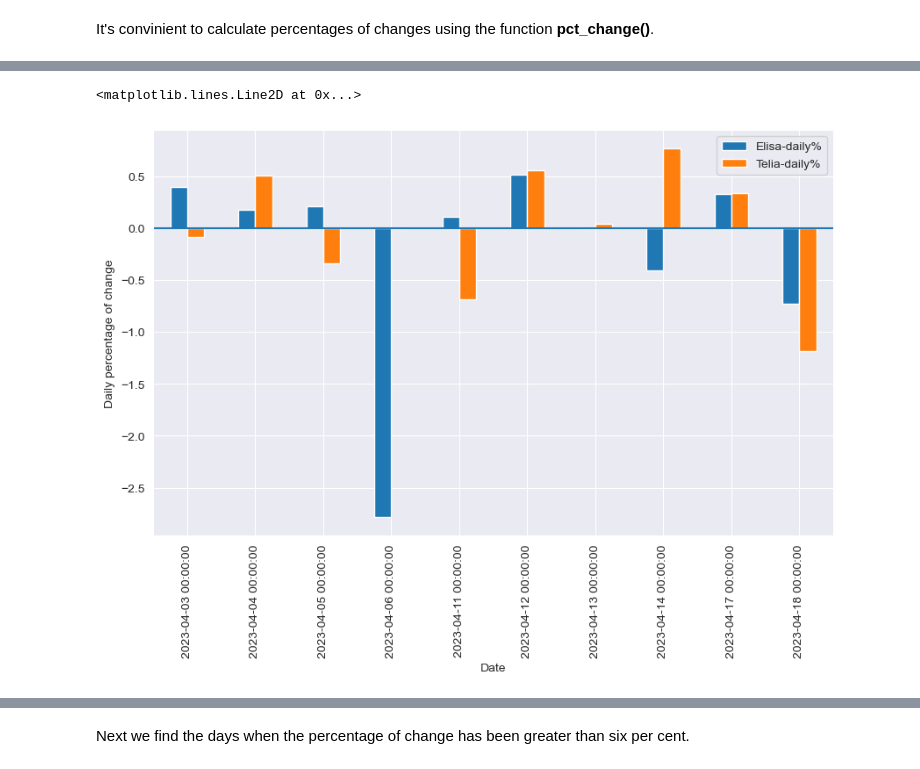
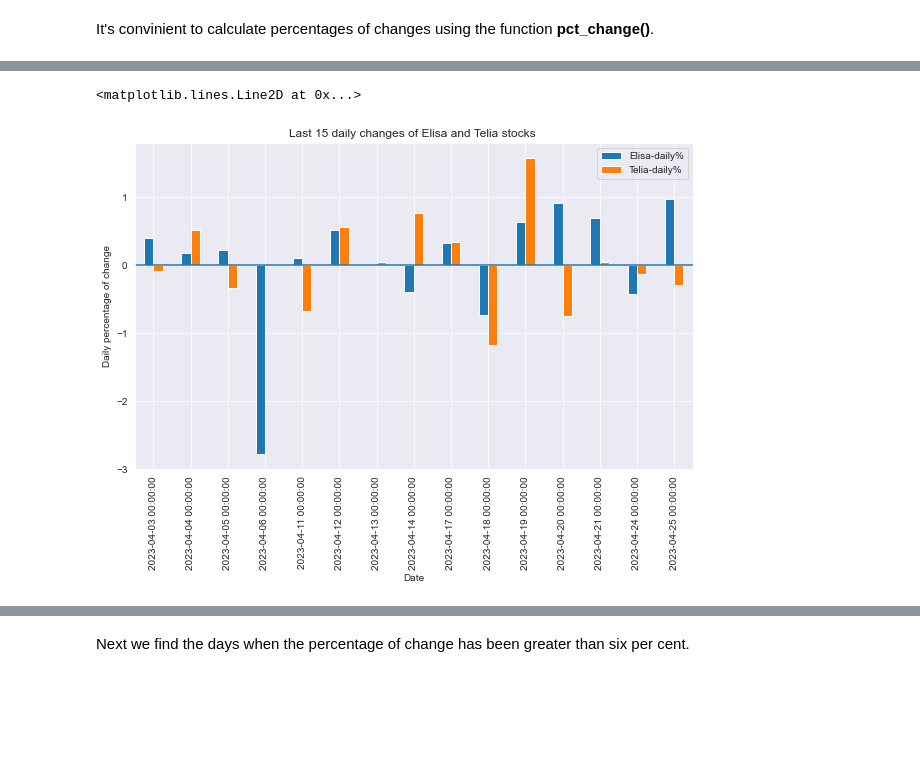
Before and after one commit to juhanurmonen/data-analytics-basics-time-series, a Jupyter notebook: time_series.ipynb, the cells around one changed output, grey strips where cells are left out. Saved outputs shown, nothing was run; the diff lists cells and outputs as text; code cells hidden in the pictures; blank space fills up the shorter version.

```diff
--- a/time_series.ipynb
+++ b/time_series.ipynb
@@ -284,17 +284,19 @@ changes
 # %%
-### View changes from the middle of April 2023
+### Display the last 15 changes
 
-(changes['2023-04-01':]*100).plot.bar(figsize=(10, 6))
+(changes[-15:]*100).plot.bar(figsize=(10, 6))
 
 ### Vertical axis title
 plt.ylabel('Daily percentage of change')
 
 ### Add a horisontal line at zero
 
+plt.title('Last 15 daily changes of Elisa and Telia stocks ')
+
 plt.axhline()
 # %% [output]
 <matplotlib.lines.Line2D at 0x...>
-[figure, old version]
+[figure, new version]
 # %%
 ### Statistical numbers for percentages of changes
 
```
Also changed, not shown: parts of 19 cells of this notebook.
